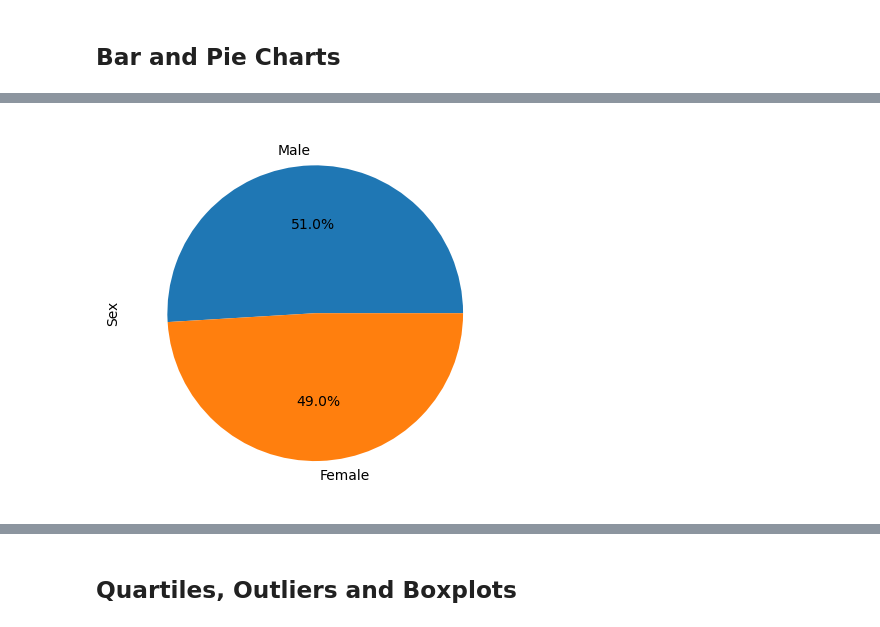
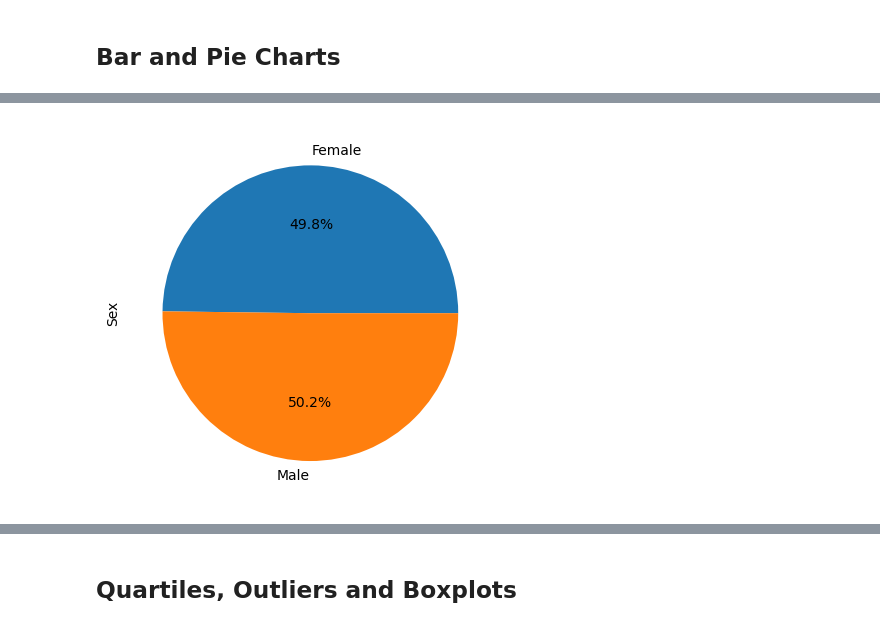
Before and after one commit to JulieKent/BootCamp_matplotlib-challenge, a Jupyter notebook: Pymaceuticals/pymaceuticals_starter.ipynb, the cells around one changed output, grey strips where cells are left out. Cells and saved outputs as stored; diff of their text form; code cells hidden in the pictures.

Commit message:
bar and pie charts 230721_12:50pm

```diff
--- a/Pymaceuticals/pymaceuticals_starter.ipynb
+++ b/Pymaceuticals/pymaceuticals_starter.ipynb
@@ -174,0 +173,7 @@ plt.show()
+# %%
+# Generate a pie plot showing the distribution of female versus male mice using Pandas
+mouse_gender_data = mouse_metadata.groupby(["Sex"])
+gen_count = mouse_gender_data[["Mouse ID"]].count()
+gender_piep = gen_count.plot(kind='pie', y='Mouse ID', autopct="%1.1f%%")
+gender_piep.set_ylabel("Sex")
+plt.show()
@@ -175,4 +182,10 @@ plt.show()
 # %%
-# Generate a pie plot showing the distribution of female versus male mice using Pandas
+# Generate a pie plot showing the distribution of female versus male mice using pyplot
+gen_count = mouse_gender_data["Mouse ID"].count()
+gender = gen_count.keys()
+
+plt.pie(gen_count, labels=gender, autopct="%1.1f%%")
+plt.ylabel("Sex")
+plt.show()
 # %% [output]
-[figure, old version]
+[figure, new version]
```
Also changed, not shown: parts of 8 cells of this notebook.
